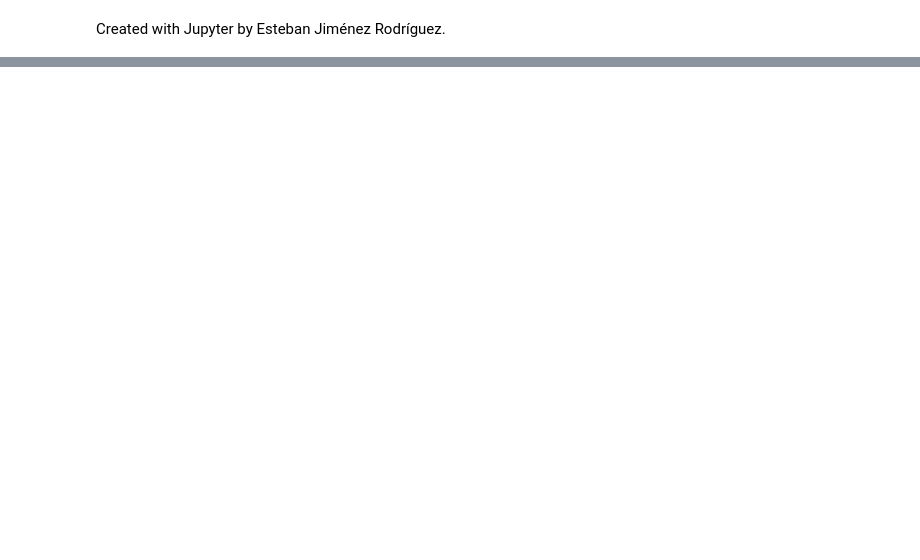
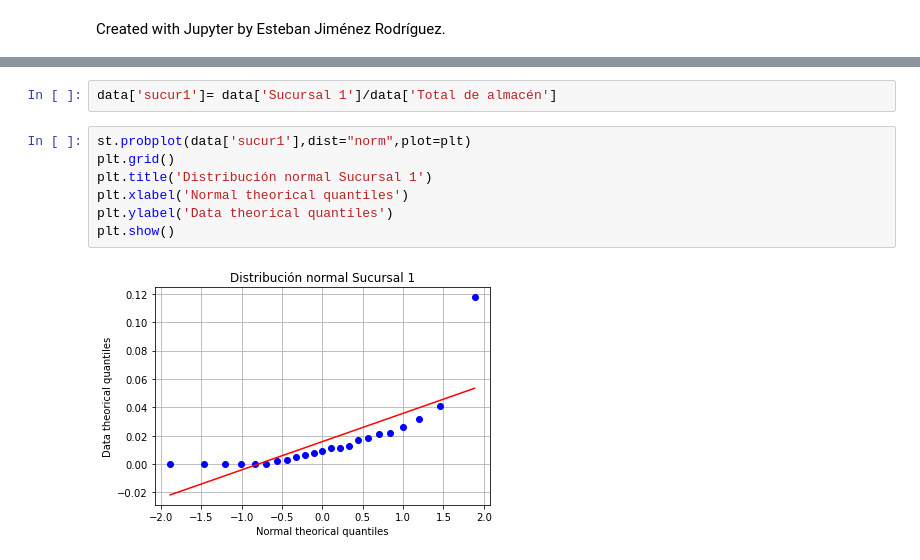
Before and after one commit to Robertochavezgue/Proyecto, a Jupyter notebook: Proyecto_Caro_Roberto.ipynb, the cells around one changed output, grey strips where cells are left out. Cells and saved outputs as stored; diff of their text form; blank space fills up the shorter version.

```diff
--- a/Proyecto_Caro_Roberto.ipynb
+++ b/Proyecto_Caro_Roberto.ipynb
@@ -109,0 +172,11 @@ Created with Jupyter by Esteban Jiménez Rodríguez.
+# %%
+data['sucur1']= data['Sucursal 1']/data['Total de almacén']
+# %%
+st.probplot(data['sucur1'],dist="norm",plot=plt)
+plt.grid()
+plt.title('Distribución normal Sucursal 1')
+plt.xlabel('Normal theorical quantiles')
+plt.ylabel('Data theorical quantiles')
+plt.show()
+# %% [output]
+[figure, added]
```
Also changed, not shown: parts of 31 cells of this notebook, 2 other files.
